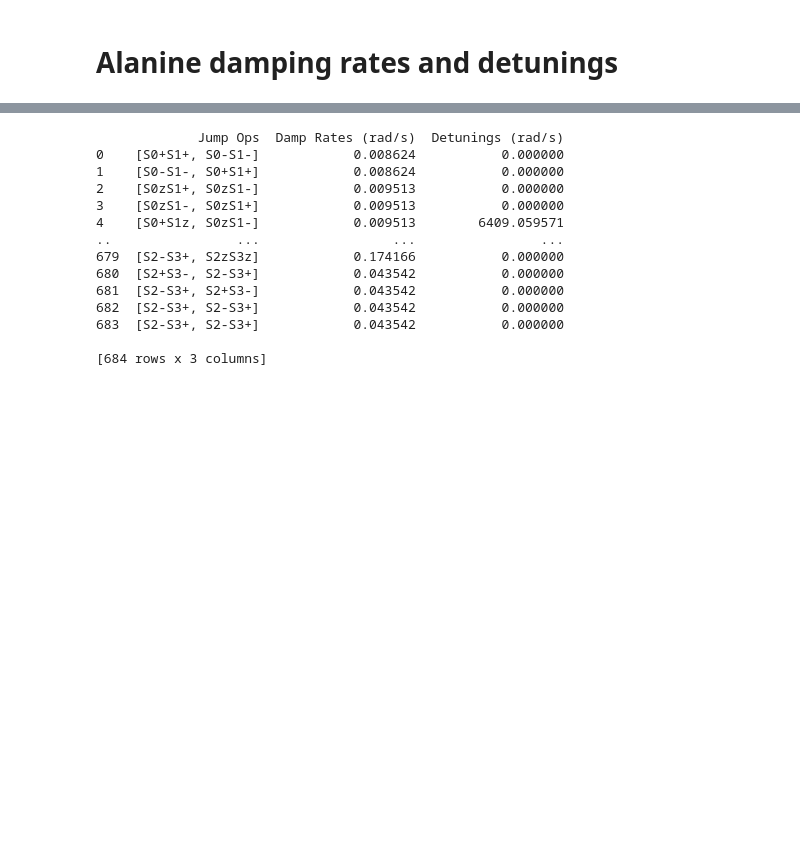
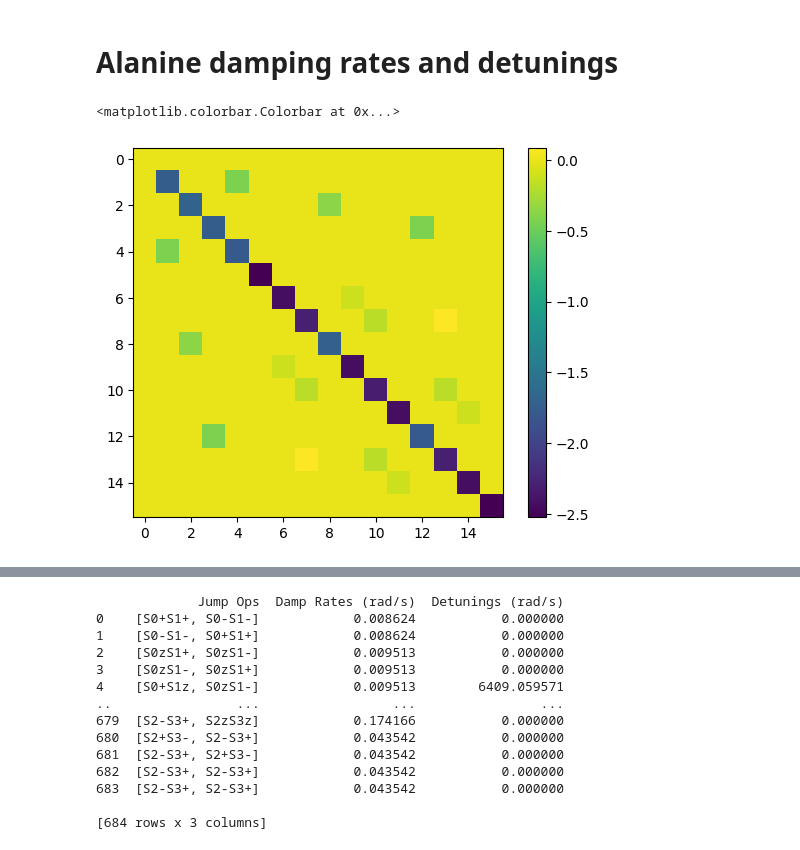
Before and after one commit to kseetharam/nmr-qsim, a Jupyter notebook: circ_sim/GetKite.ipynb, the cells around one changed output, grey strips where cells are left out. Saved outputs shown, nothing was run; the diff lists cells and outputs as text; code cells hidden in the pictures; blank space fills up the shorter version.

```diff
--- a/circ_sim/GetKite.ipynb
+++ b/circ_sim/GetKite.ipynb
@@ -104,0 +955,32 @@ print(df)
+# %%
+####Loading of externally computed relaxation matrix...
+f = open('./data/ALA_Approx_Filt.pk','rb')
+dat = pickle.load(f)
+
+R_ala_approx = dat['KiteMat']
+
+##Loading the analytically-generated secular relaxation matrix...
+f = open('./data/R_ALA_sec_analytical.pk','rb')
+dat = pickle.load(f)
+R_ala_sec_an = dat['mat']
+
+loadMat = spio.loadmat('./data/ALA_NOESY_withGradients_kite.mat',squeeze_me=True)
+
+R_refALAKite= loadMat['p']['R'].item()
+R_refALAKite=R_refALAKite.toarray()
+#R_ala_kite =
+
+
+loadMat = spio.loadmat('./data/NOESYdata_ALA_withGradients.mat',squeeze_me=True)
+
+
+R_secular = loadMat['p']['R'].item()
+R_secular = R_secular.toarray()
+H_ala = loadMat['p']['H'].item().toarray()
+# %%
+plt.imshow(np.real(R_secular[0:16,0:16]), cmap='viridis', interpolation='nearest')
+# Add a color bar to sh-1j*ow the scale
+plt.colorbar()
+# %% [output]
+<matplotlib.colorbar.Colorbar at 0x...>
+[figure, added]
```
Also changed, not shown: parts of 78 cells of this notebook, 46 other files.
